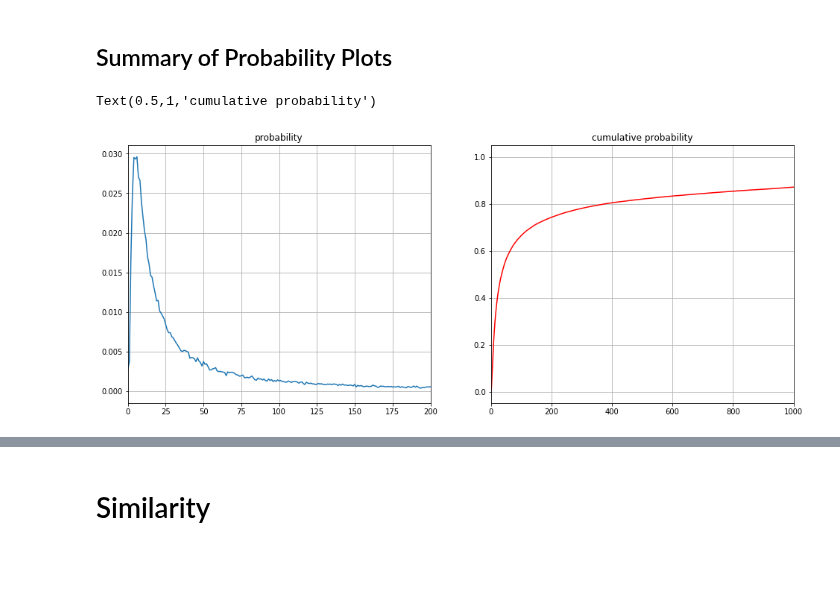
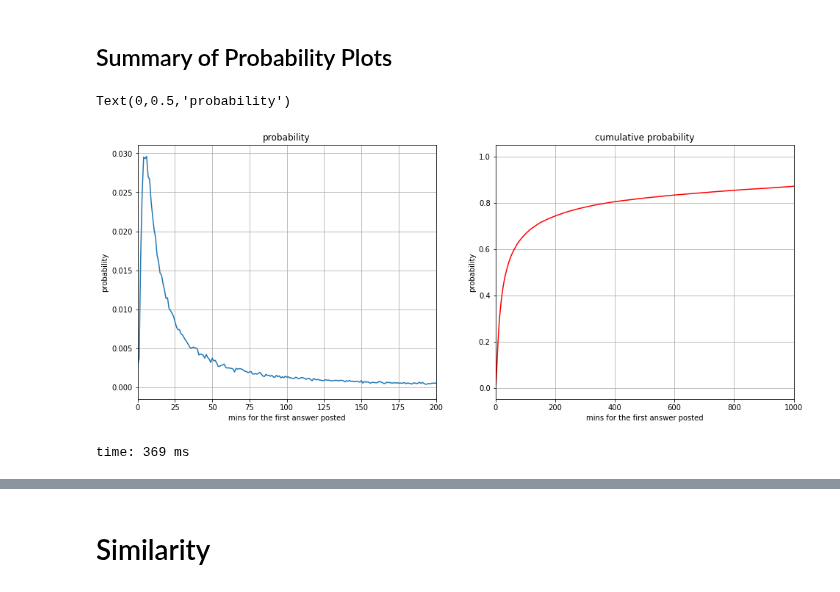
Before and after one commit to MaksimDan/160-Stackoverflow, a Jupyter notebook: source/eda/archive/eda-esmond.ipynb, the cells around one changed output, grey strips where cells are left out. Saved outputs shown, nothing was run; the diff lists cells and outputs as text; code cells hidden in the pictures; blank space fills up the shorter version.

```diff
--- a/source/eda/archive/eda-esmond.ipynb
+++ b/source/eda/archive/eda-esmond.ipynb
@@ -91,7 +127,9 @@ print(yes, no)
 # %%
-#set 1-answer post sd to 0
+#only count post with 1 answer
+#long run time
+ans_date_1 = []
+post_index_1 = []
 for i in ans_date:
     if len(i) == 1:
-        i.append(i[0])
-    else:
-        i == i
+        ans_date_1.append(i)
+        post_index_1.append(ans_date.index(i))
@@ -97,0 +236,8 @@ for i in ans_date:
+# %%
+#only count post with 3+ answers
+ans_date_3plus = []
+post_index = []
+for i in ans_date:
+    if len(i) >= 3:
+        ans_date_3plus.append(i)
+        post_index.append(ans_date.index(i))
@@ -98,3 +246,3 @@ for i in ans_date:
 # %%
 import statistics
-ans_time_sd = [statistics.stdev(i) for i in ans_date]
+ans_time_sd = [statistics.stdev(i) for i in ans_date_3plus]
@@ -102,0 +255,2 @@ post_Id = sorted(list(df_answers.ParentID.unique()))
+# %%
+post_Id = [df_answers.ParentID.unique()[i] for i in post_index]
@@ -480,15 +689,20 @@ Text(0.5,0,'cumulative probability')
 # %%
 fig=plt.figure(figsize=(16,14))
 plt.subplot(221)
 plt.plot(fre_mins.mins, fre_mins.Probabiity)
 plt.xlim(0,200)
 plt.grid()
 plt.title('probability')
+plt.xlabel('mins for the first answer posted')
+plt.ylabel('probability')
 plt.subplot(222)
 plt.plot(fre_mins.mins, fre_mins.cum_pro, color='red')
 plt.xlim(0,1000)
 plt.grid()
 plt.title('cumulative probability')
+plt.xlabel('mins for the first answer posted')
+plt.ylabel('probability')
 # %% [output]
-Text(0.5,1,'cumulative probability')
+Text(0,0.5,'probability')
-[figure, old version]
+[figure, new version]
+time: 369 ms
```
Also changed, not shown: parts of 82 cells of this notebook, 1 other file.
